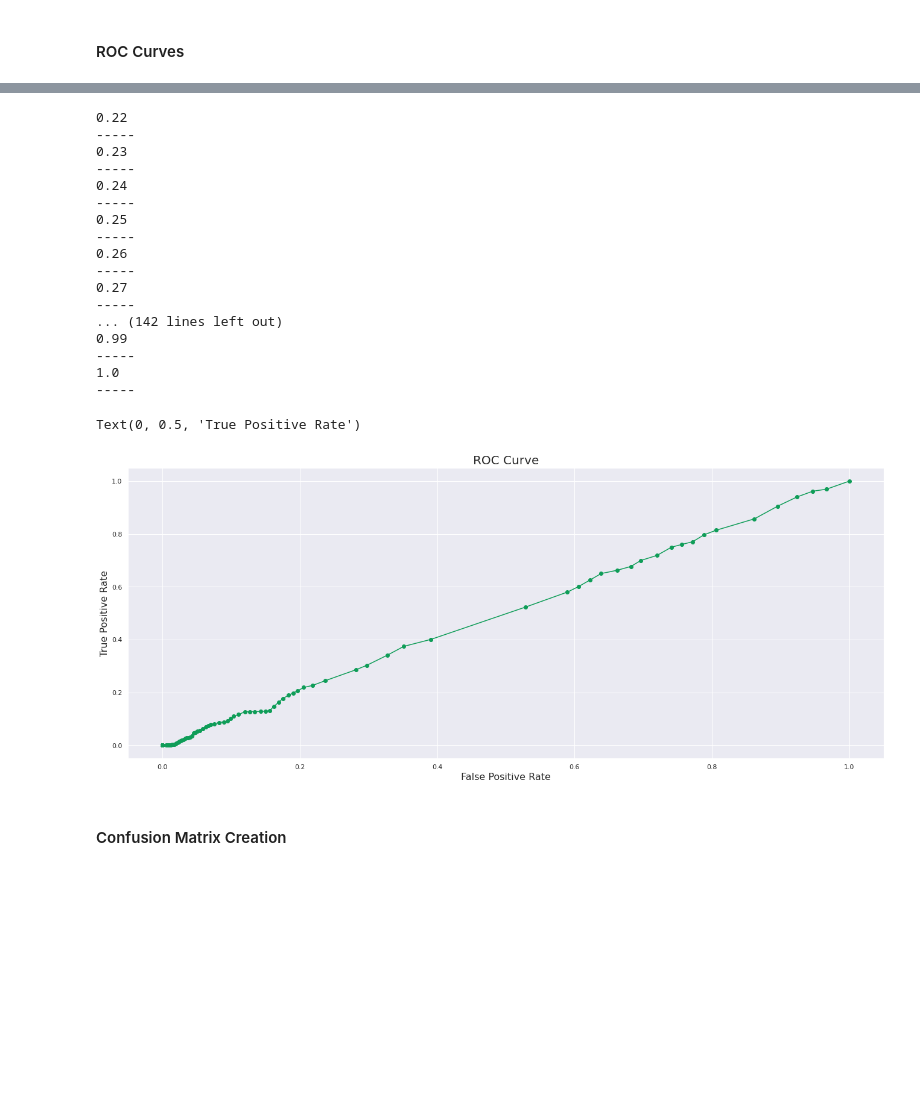
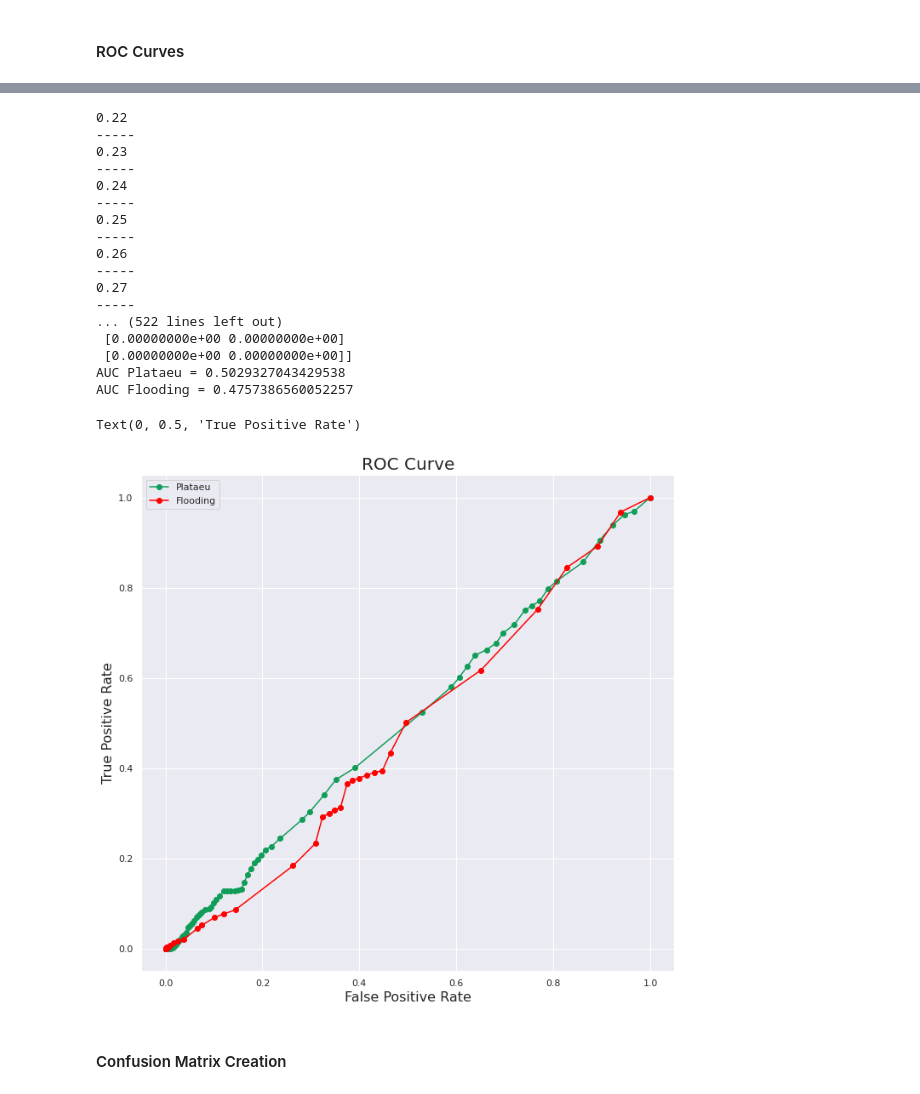
Before and after one commit to abdul2k10023/ML_CAN_IDS, a Jupyter notebook: new.ipynb, the cells around one changed output, grey strips where cells are left out. Drawn from its saved outputs; the diff is of its cells as text; code cells hidden in the pictures; blank space fills up the shorter version.

```diff
--- a/new.ipynb
+++ b/new.ipynb
@@ -144,6 +144,7 @@ Text(0.5, 1.0, 'Plateau Attack (180000-190000) values')
 TIME_STEP = 30
 X_train, Y_train = creatDataset(df_normal_grp_ID1[['Signal1']], df_normal_grp_ID1[['Signal1']], TIME_STEP)
 X_test, Y_test = creatDataset(df_test_plat_ID1[['Signal1_of_ID']], df_test_plat_ID1[['Signal1_of_ID']], TIME_STEP)
+X_test_fl, Y_test_fl = creatDataset(df_test_plat_ID1_fl[['Signal1_of_ID']], df_test_plat_ID1_fl[['Signal1_of_ID']], TIME_STEP)
 # %% [markdown]
 ### LSTM AUTOENCODER
 #### Model Desgin
@@ -266,10 +309,15 @@ print(test_mae_loss.shape)
 # %%
 test_score_df = pd.DataFrame(index=df_test_plat_ID1[TIME_STEP:].index)
 test_score_df['loss'] = test_mae_loss
-test_score_df['threshold_1'] = 0.25
-test_score_df['threshold_2'] = 0.2
+
+test_score_df['threshold_1'] = 0.05
+test_score_df['threshold_2'] = 0.23 #goldilocks
+test_score_df['threshold_3'] = 0.32
+
 test_score_df['anomaly_1'] = test_score_df.loss > test_score_df.threshold_1
 test_score_df['anomaly_2'] = test_score_df.loss > test_score_df.threshold_2
+test_score_df['anomaly_3'] = test_score_df.loss > test_score_df.threshold_3
+
 test_score_df['Signal1'] = df_test_plat_ID1[TIME_STEP:].Signal1_of_ID
 test_score_df['Label'] = df_test_plat_ID1[TIME_STEP:].Label
 #plot the threshoold vs the actual loss values
@@ -277,6 +325,8 @@ plt.figure(figsize=(30,10))
 plt.plot(test_score_df.index, test_score_df.loss, label='Loss')
 plt.plot(test_score_df.index, test_score_df.threshold_1, label='Threshold_1')
 plt.plot(test_score_df.index, test_score_df.threshold_2, label='Threshold_2')
+plt.plot(test_score_df.index, test_score_df.threshold_3, label='Threshold_3')
+
 plt.plot(test_score_df.index,test_score_df.Signal1, label='Signal1')
 plt.legend()
 
@@ -319,7 +369,15 @@ def roc_from_scratch(test_df, partitions=100):
             print(i / partitions)
             print("-----")
 
-        roc = np.append(roc, [fpr, tpr])
-        # print(roc)
+        roc = np.append(roc, [tpr, fpr])
 
-    return roc.reshape(-1, 2)
+    roc_res = roc.reshape(-1, 2)
+    sort_indices_fpr = (roc_res[:,1]).argsort()
+    sorted_roc = roc_res[sort_indices_fpr]
+    print(roc_res)
+    # Calculate the AUC score using the trapezoidal rule
+    auc_score = np.trapz(sorted_roc[:, 0], x=sorted_roc[:, 1])
+    # auc_score = 0
+
+
+    return roc_res, auc_score
@@ -326,29 +538,37 @@ def roc_from_scratch(test_df, partitions=100):
 # %%
-roc = roc_from_scratch(test_score_df)
-plt.plot(roc[:,0],roc[:,1],color='#0F9D58', marker='o')
+roc, auc = roc_from_scratch(test_score_df)
+roc_fl, auc_fl = roc_from_scratch(test_score_df_fl)
+
+print("AUC Plataeu = " + str(auc))
+print("AUC Flooding = " + str(auc_fl))
+
+plt.figure(figsize=(10,10))
+plt.plot(roc[:,1],roc[:,0],color='#0F9D58', marker='o', label = 'Plataeu')
+plt.plot(roc_fl[:,1],roc_fl[:,0],color='red', marker='o', label = 'Flooding')
+plt.legend()
 plt.title('ROC Curve',fontsize=20)
 plt.xlabel('False Positive Rate',fontsize=16)
 plt.ylabel('True Positive Rate',fontsize=16)
 # %% [output]
 0.22
 -----
 0.23
 -----
 0.24
 -----
 0.25
 -----
 0.26
 -----
 0.27
 -----
-... (142 lines left out)
-0.99
------
-1.0
------
+... (522 lines left out)
+ [0.00000000e+00 0.00000000e+00]
+ [0.00000000e+00 0.00000000e+00]]
+AUC Plataeu = 0.5029327043429538
+AUC Flooding = 0.4757386560052257
 Text(0, 0.5, 'True Positive Rate')
-[figure, old version]
+[figure, new version]
 # %% [markdown]
 #### Confusion Matrix Creation
 # %%
```
Also changed, not shown: parts of 18 cells of this notebook.
